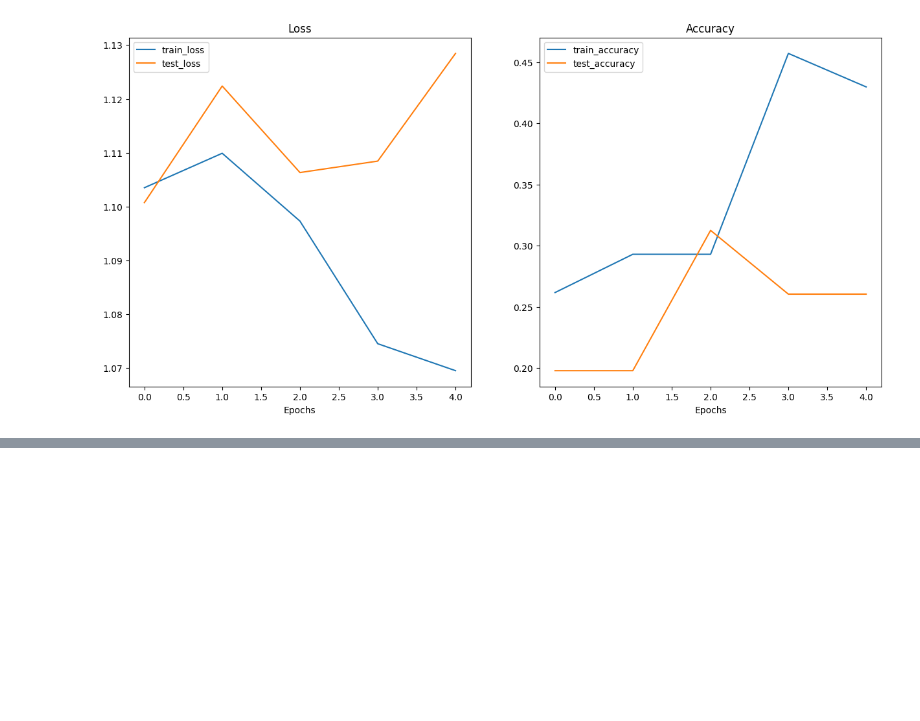
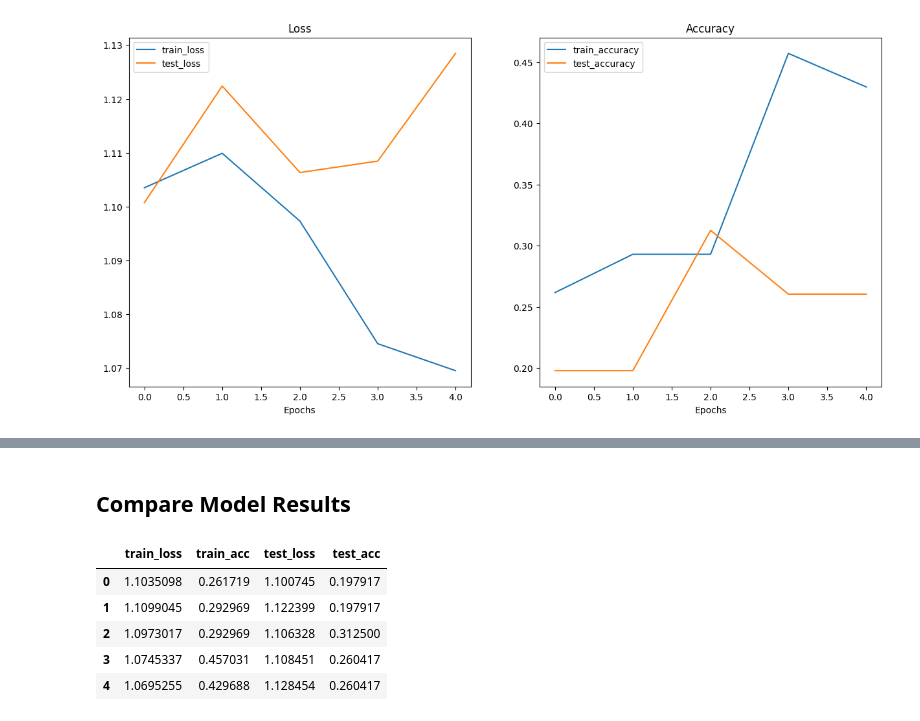
Before and after one commit to yungshun317/torch-dnn, a Jupyter notebook: custom_datasets.ipynb, the cells around one changed output, grey strips where cells are left out. Cells and saved outputs as stored; diff of their text form; code cells hidden in the pictures; blank space fills up the shorter version.

```diff
--- a/custom_datasets.ipynb
+++ b/custom_datasets.ipynb
@@ -933,0 +1040,16 @@ plot_loss_curves(model_0_results)
+# %% [markdown]
+## Compare Model Results
+# %%
+model_0_results["train_loss"] = list(map(lambda x: x.detach().numpy(), model_0_results["train_loss"]))
+model_1_results["train_loss"] = list(map(lambda x: x.detach().numpy(), model_1_results["train_loss"]))
+
+model_0_df = pd.DataFrame(model_0_results)
+model_1_df = pd.DataFrame(model_1_results)
+model_0_df
+# %% [output]
+|  | train_loss | train_acc | test_loss | test_acc |
+| 0 | 1.1035098 | 0.261719 | 1.100745 | 0.197917 |
+| 1 | 1.1099045 | 0.292969 | 1.122399 | 0.197917 |
+| 2 | 1.0973017 | 0.292969 | 1.106328 | 0.312500 |
+| 3 | 1.0745337 | 0.457031 | 1.108451 | 0.260417 |
+| 4 | 1.0695255 | 0.429688 | 1.128454 | 0.260417 |
```
Also changed, not shown: parts of 6 cells of this notebook.
